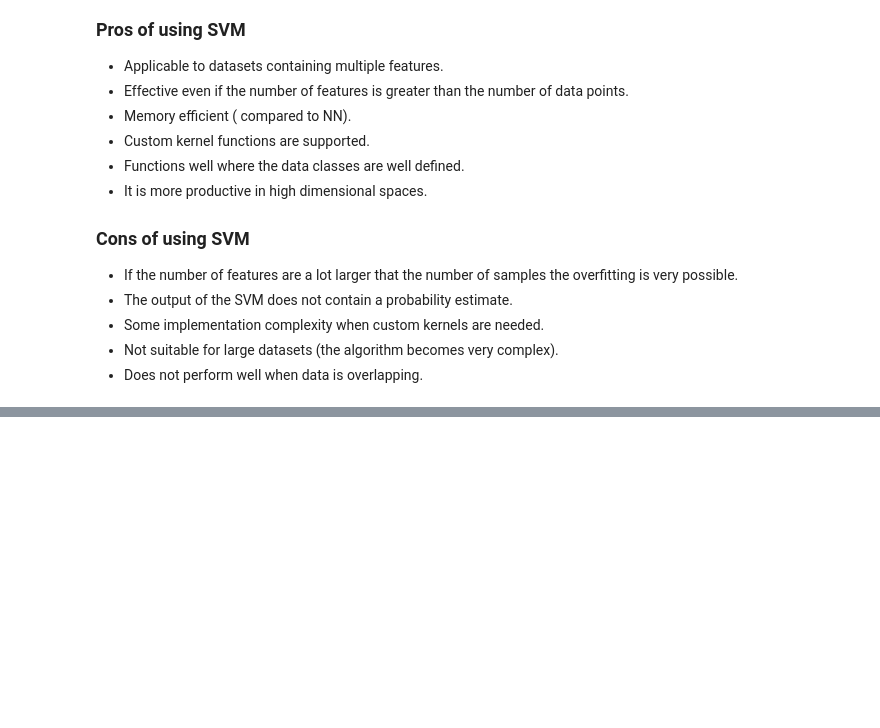
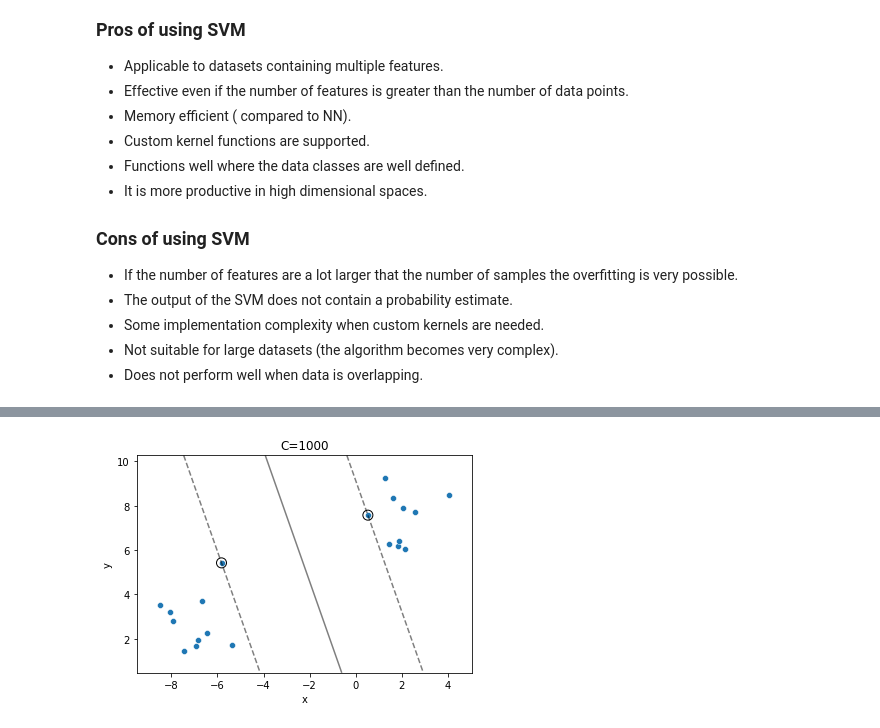
Before and after one commit to codingismycraft/ML_Introduction, a Jupyter notebook: notebooks/05-00.1-intro-support-vector-machine.ipynb, the cells around one changed output, grey strips where cells are left out. Saved outputs shown, nothing was run; the diff lists cells and outputs as text; code cells hidden in the pictures; blank space fills up the shorter version.

```diff
--- a/notebooks/05-00.1-intro-support-vector-machine.ipynb
+++ b/notebooks/05-00.1-intro-support-vector-machine.ipynb
@@ -168,0 +281,37 @@ data.to_csv("./data/2-classes.csv", index=False)
+# %%
+X = df[["x", "y"]]
+Y = df[["Label"]]
+# %%
+def show_C_usage(C):
+    clf=SVC(kernel='linear', C=C)
+
+    clf.fit(X, Y)
+    # # plot the decision function
+    _ = sns.scatterplot(x = df["x"], y = df["y"])
+    ax = plt.gca()
+    DecisionBoundaryDisplay.from_estimator(
+        clf,
+        X,
+        plot_method="contour",
+        colors="k",
+        levels=[-1, 0, 1],
+        alpha=0.5,
+        linestyles=["--", "-", "--"],
+        ax=ax,
+    )
+    # # plot support vectors
+    ax.scatter(
+        clf.support_vectors_[:, 0],
+        clf.support_vectors_[:, 1],
+        s=100,
+        linewidth=1,
+        facecolors="none",
+        edgecolors="k",
+    )
+
+    plt.title(f"C={C}")
+    plt.show()
+# %%
+show_C_usage(C=1000)
+# %% [output]
+[figure, added]
```
Also changed, not shown: parts of 17 cells of this notebook, 2 other files.
